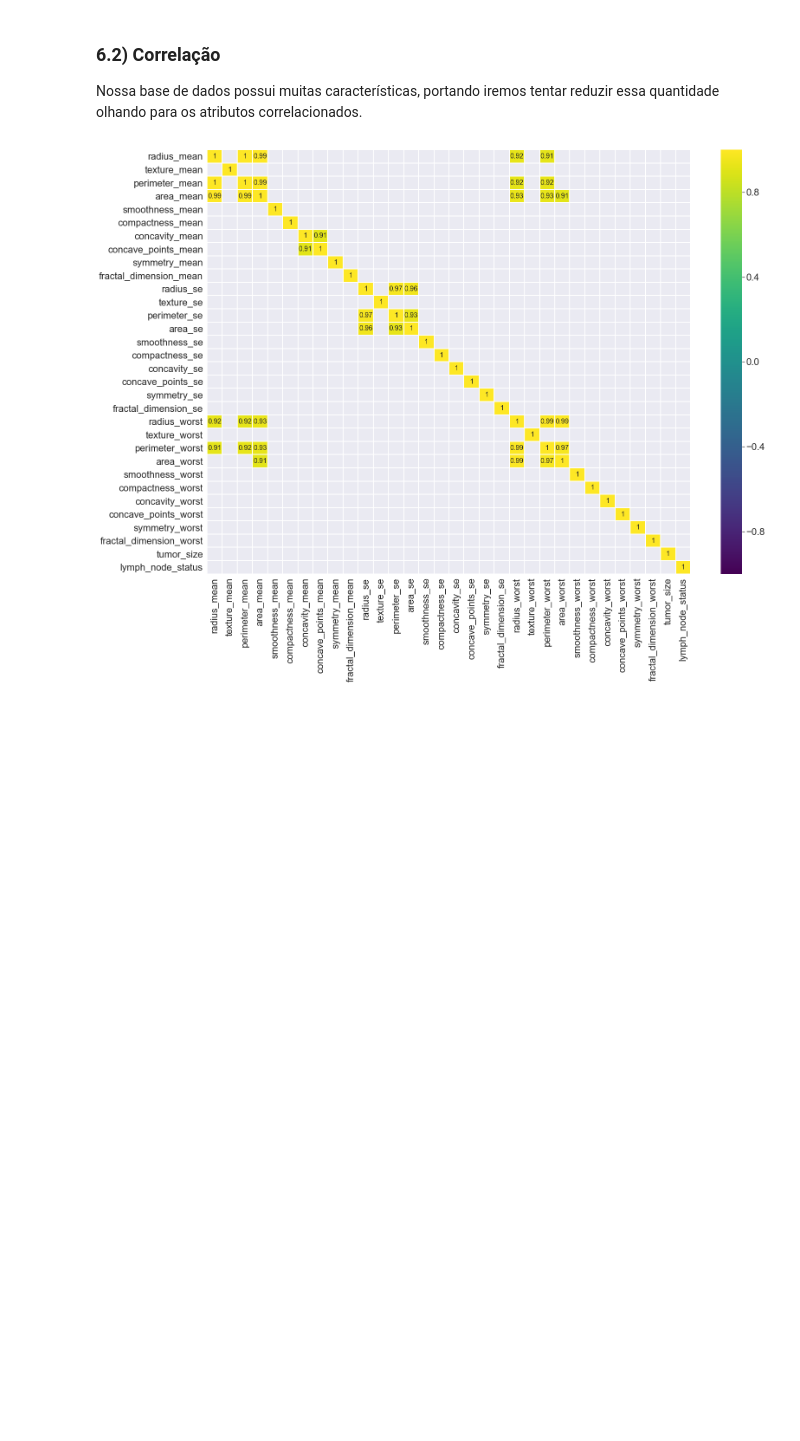
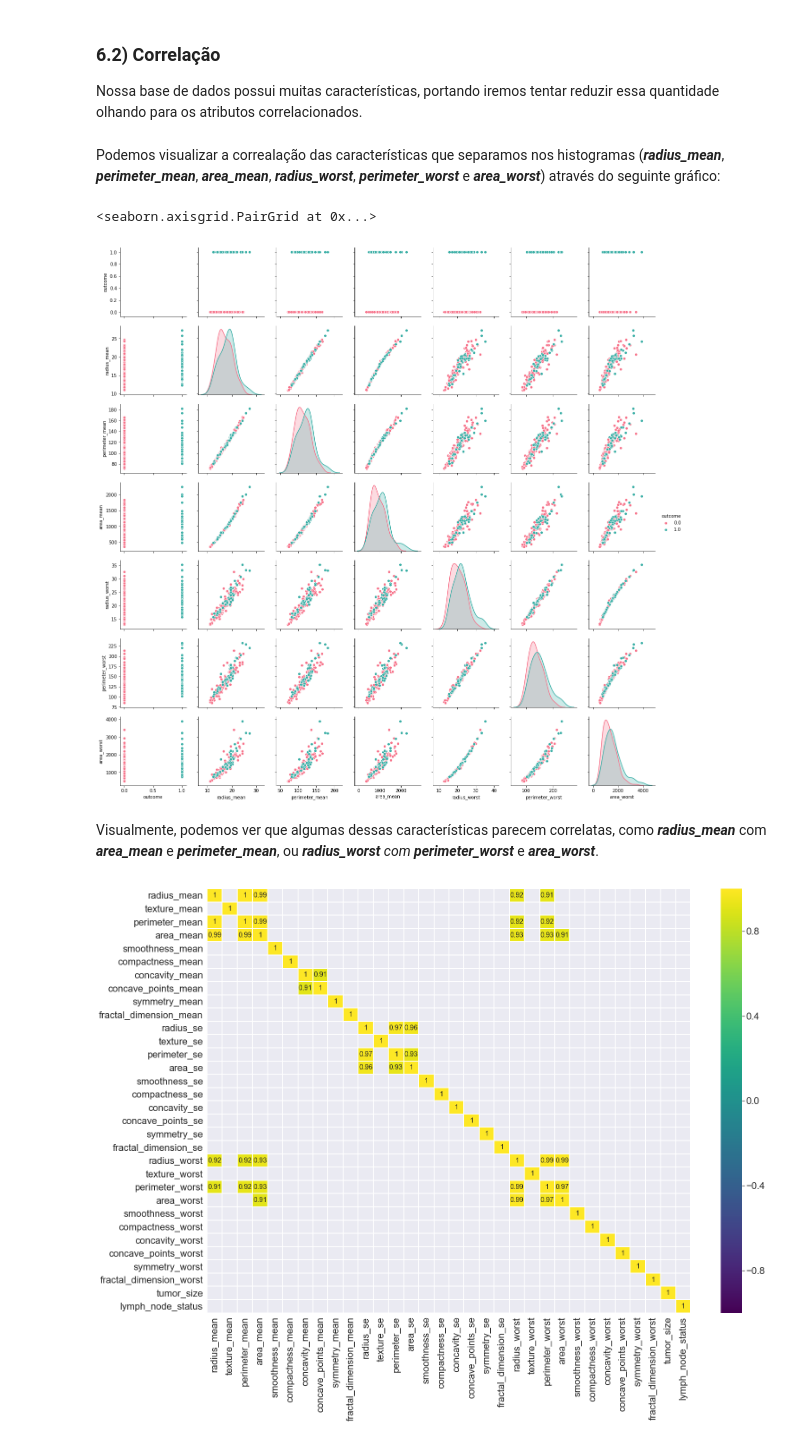
Before and after one commit to DWalterJansen/topicosIC, a Jupyter notebook: Equipe/Trabalho Final/Trabalho Final.ipynb, the cells around one changed output. Saved outputs shown, nothing was run; the diff lists cells and outputs as text; code cells hidden in the pictures; blank space fills up the shorter version.

```diff
--- a/Equipe/Trabalho Final/Trabalho Final.ipynb
+++ b/Equipe/Trabalho Final/Trabalho Final.ipynb
@@ -354,6 +380,20 @@ sns.despine(left=True, bottom=True)
 <h3>6.2) Correlação</h3>
 
 <p>Nossa base de dados possui muitas características, portando iremos tentar reduzir essa quantidade olhando para os atributos correlacionados.</p>
+# %% [markdown]
+Podemos visualizar a correalação das características que separamos nos histogramas (<b><i>radius_mean</b></i>, <b><i>perimeter_mean</b></i>, <b><i>area_mean</b></i>, <b><i>radius_worst</b></i>, <b><i>perimeter_worst</b></i> e <b><i>area_worst</b></i>) através do seguinte gráfico:</p>
+# %%
+# Identificação de correlações
+# Seleciona sete colunas de destaque na seção 6
+selected = wpbc[['outcome', 'radius_mean', 'perimeter_mean', 'area_mean', 'radius_worst', 'perimeter_worst', 'area_worst']]
+
+# Exibe gráfico para identificar correlações
+sns.pairplot(selected, hue='outcome', palette="husl")
+# %% [output]
+<seaborn.axisgrid.PairGrid at 0x...>
+[figure, added]
+# %% [markdown]
+<p>Visualmente, podemos ver que algumas dessas características parecem correlatas, como <b><i>radius_mean</b></i> com <b><i>area_mean</b></i> e <b><i>perimeter_mean</b></i>, ou <b><i>radius_worst</b><i> com <b><i>perimeter_worst</b></i> e <b><i>area_worst</b></i>.</p>
 # %%
 # Gerando a correlação das características
 corr = wpbc.drop('outcome', axis=1).corr() # We already examined SalePrice correlations
```
Also changed, not shown: parts of 4 cells of this notebook.
